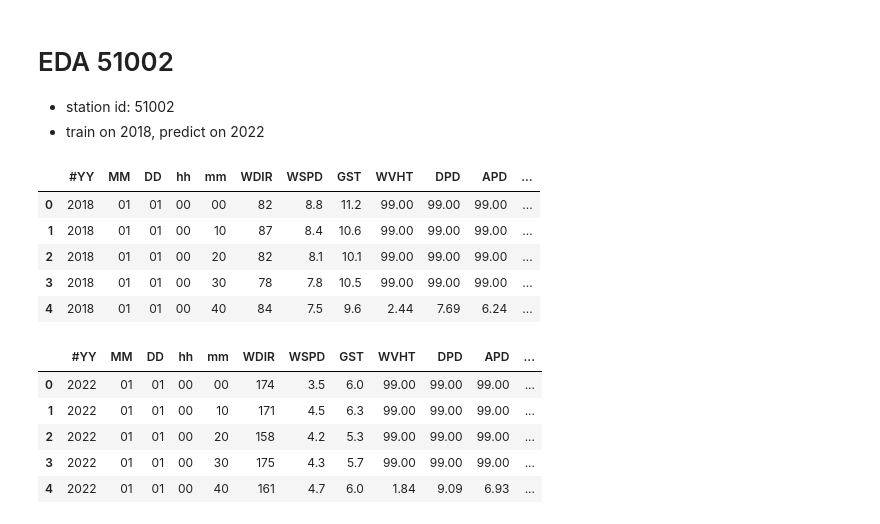
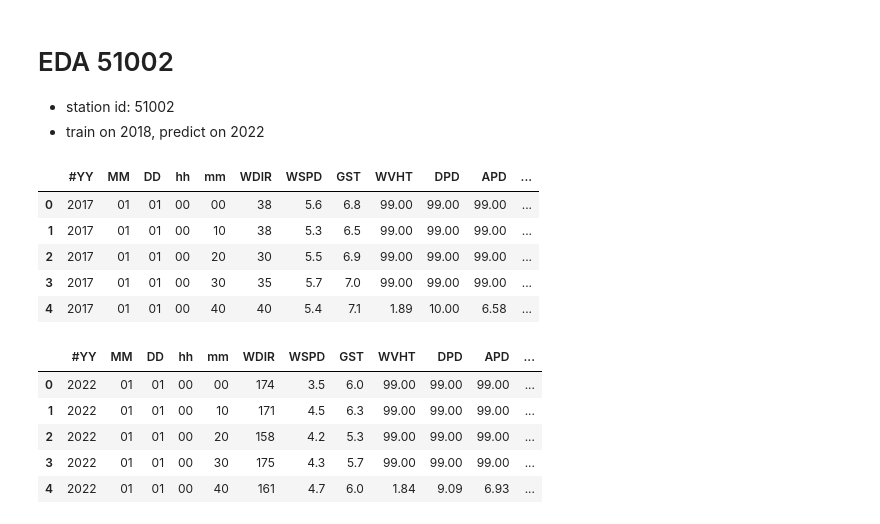
Before and after one commit to timlee0131/wave-forecast, a Jupyter notebook: experiments/notebooks/EDA-51002.ipynb, the cells around one changed output. Saved outputs shown, nothing was run; the diff lists cells and outputs as text; code cells hidden in the pictures.

```diff
--- a/experiments/notebooks/EDA-51002.ipynb
+++ b/experiments/notebooks/EDA-51002.ipynb
@@ -13,23 +13,32 @@ from datetime import datetime
 # %%
 root_path = '..'
 # %%
-df_train = pd.read_csv(f'{root_path}/data/raw/51002h2018.txt', delim_whitespace=True)
+# df_train_2016 = pd.read_csv(f'{root_path}/data/raw/51002h2016.txt', delim_whitespace=True)
+# df_train_2016.drop(index=0, inplace=True)
+df_train_2017 = pd.read_csv(f'{root_path}/data/raw/51002h2017.txt', delim_whitespace=True)
+df_train_2017.drop(index=0, inplace=True)
+# df_train_2018 = pd.read_csv(f'{root_path}/data/raw/51002h2018.txt', delim_whitespace=True)
+# df_train_2018.drop(index=0, inplace=True)
 df_test = pd.read_csv(f'{root_path}/data/raw/51002h2022.txt', delim_whitespace=True)
 
-df_train.drop(index=0, inplace=True)
+# df_train = pd.concat([df_train_2016, df_train_2017, df_train_2018], axis=0)
+df_train = df_train_2017
 df_train.reset_index(drop=True, inplace=True)
+
+# df_train.drop(index=0, inplace=True)
+# df_train.reset_index(drop=True, inplace=True)
 
 df_test.drop(index=0, inplace=True)
 df_test.reset_index(drop=True, inplace=True)
 
 df_train.head()
 # %% [output]
 |  | #YY | MM | DD | hh | mm | WDIR | WSPD | GST | WVHT | DPD | APD | ... |
-| 0 | 2018 | 01 | 01 | 00 | 00 | 82 | 8.8 | 11.2 | 99.00 | 99.00 | 99.00 | ... |
-| 1 | 2018 | 01 | 01 | 00 | 10 | 87 | 8.4 | 10.6 | 99.00 | 99.00 | 99.00 | ... |
-| 2 | 2018 | 01 | 01 | 00 | 20 | 82 | 8.1 | 10.1 | 99.00 | 99.00 | 99.00 | ... |
-| 3 | 2018 | 01 | 01 | 00 | 30 | 78 | 7.8 | 10.5 | 99.00 | 99.00 | 99.00 | ... |
-| 4 | 2018 | 01 | 01 | 00 | 40 | 84 | 7.5 | 9.6 | 2.44 | 7.69 | 6.24 | ... |
+| 0 | 2017 | 01 | 01 | 00 | 00 | 38 | 5.6 | 6.8 | 99.00 | 99.00 | 99.00 | ... |
+| 1 | 2017 | 01 | 01 | 00 | 10 | 38 | 5.3 | 6.5 | 99.00 | 99.00 | 99.00 | ... |
+| 2 | 2017 | 01 | 01 | 00 | 20 | 30 | 5.5 | 6.9 | 99.00 | 99.00 | 99.00 | ... |
+| 3 | 2017 | 01 | 01 | 00 | 30 | 35 | 5.7 | 7.0 | 99.00 | 99.00 | 99.00 | ... |
+| 4 | 2017 | 01 | 01 | 00 | 40 | 40 | 5.4 | 7.1 | 1.89 | 10.00 | 6.58 | ... |
 # %%
 df_test.head()
 # %% [output]
```
Also changed, not shown: parts of 10 cells of this notebook, 8 other files.
